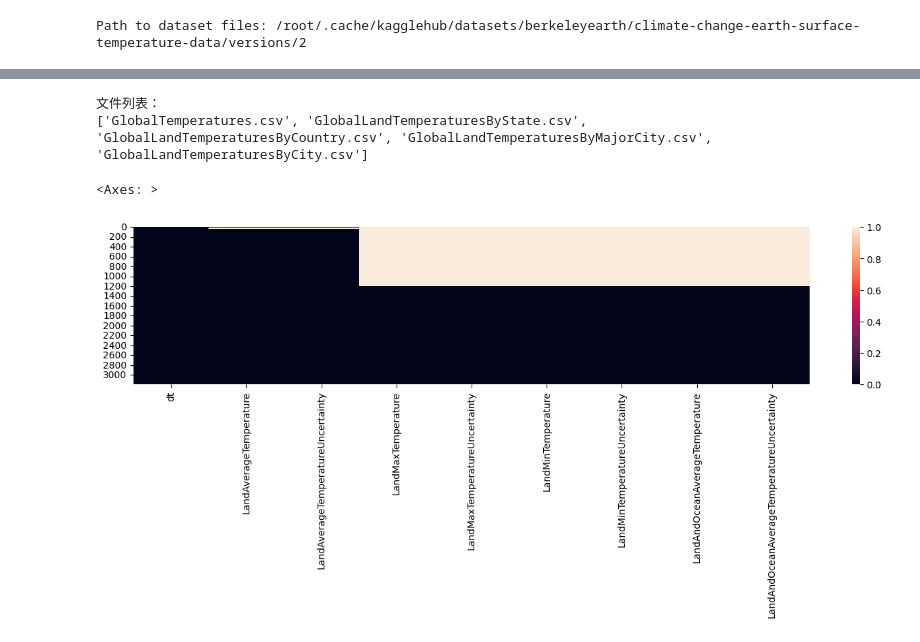
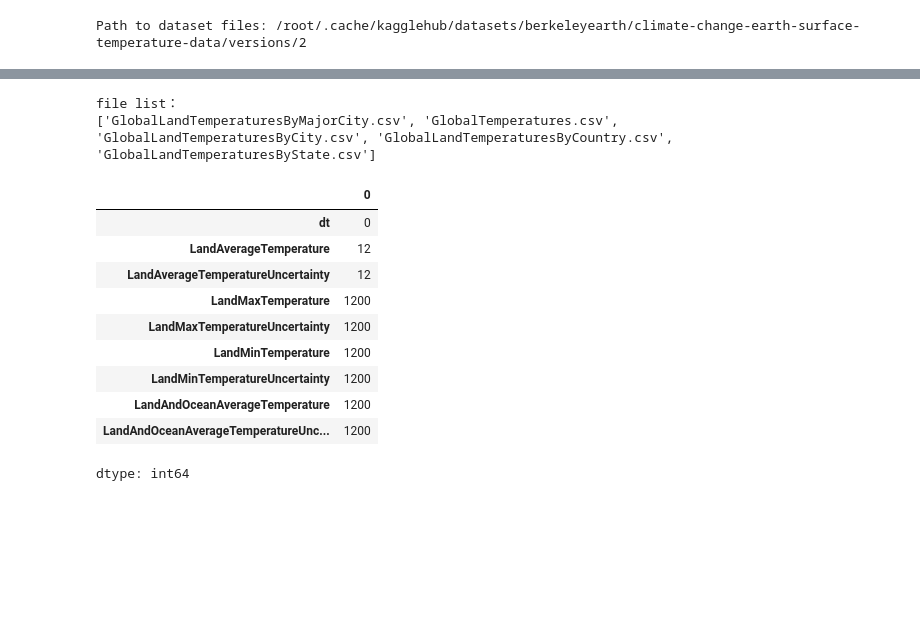
Before and after one commit to YifeiCathyYang/Redesign-Project, a Jupyter notebook: Redesign_Project_Yifei_Yang.ipynb, the cells around one changed output, grey strips where cells are left out. Cells and saved outputs as stored; diff of their text form; code cells hidden in the pictures; blank space fills up the shorter version.

```diff
--- a/Redesign_Project_Yifei_Yang.ipynb
+++ b/Redesign_Project_Yifei_Yang.ipynb
@@ -46,28 +46,33 @@ Installing collected packages: retrying, chart_studio
 Successfully installed chart_studio-1.1.0 retrying-1.3.4
 # %%
 import os
-
 path = "/root/.cache/kagglehub/datasets/berkeleyearth/climate-change-earth-surface-temperature-data/versions/2"
-print("文件列表：")
+print("file list：")
 print(os.listdir(path))
 # %% [output]
-文件列表：
-['GlobalTemperatures.csv', 'GlobalLandTemperaturesByState.csv', 'GlobalLandTemperaturesByCountry.csv', 'GlobalLandTemperaturesByMajorCity.csv', 'GlobalLandTemperaturesByCity.csv']
+file list：
+['GlobalLandTemperaturesByMajorCity.csv', 'GlobalTemperatures.csv', 'GlobalLandTemperaturesByCity.csv', 'GlobalLandTemperaturesByCountry.csv', 'GlobalLandTemperaturesByState.csv']
 # %%
 file_path = os.path.join(path, "GlobalTemperatures.csv")
 data = pd.read_csv(file_path)
-data.head(2)
 
-# Make a copy of the data for future graphs
+# Make a copy of the data
 copy = data.copy()
 
 # Missing values
-data.isna().sum() # there are 1200 missing values for Max, Min and Land&Ocean Average Temp
-plt.figure(figsize = (16, 3))
-sns.heatmap(data.isna())
+data.isna().sum()
 # %% [output]
+|  | 0 |
+| dt | 0 |
+| LandAverageTemperature | 12 |
+| LandAverageTemperatureUncertainty | 12 |
+| LandMaxTemperature | 1200 |
+| LandMaxTemperatureUncertainty | 1200 |
+| LandMinTemperature | 1200 |
+| LandMinTemperatureUncertainty | 1200 |
+| LandAndOceanAverageTemperature | 1200 |
+| LandAndOceanAverageTemperatureUnc... | 1200 |
-<Axes: >
+dtype: int64
-[figure, removed]
 # %%
 data.head()
 # %% [output]
```
Also changed, not shown: parts of 13 cells of this notebook.
